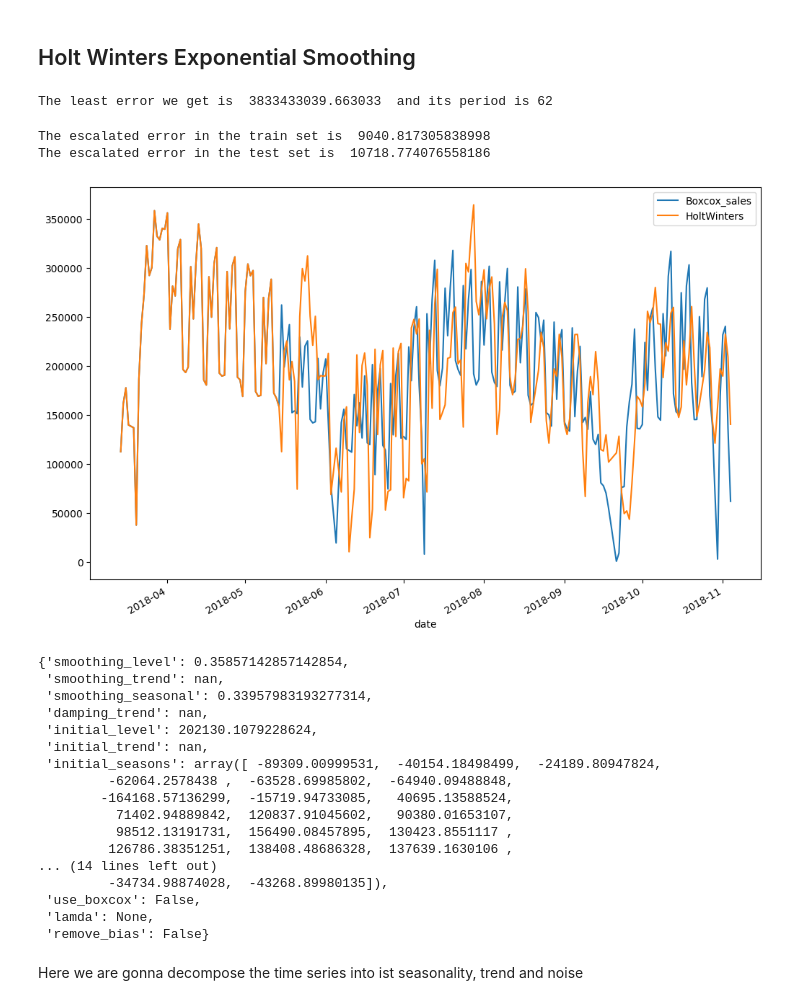
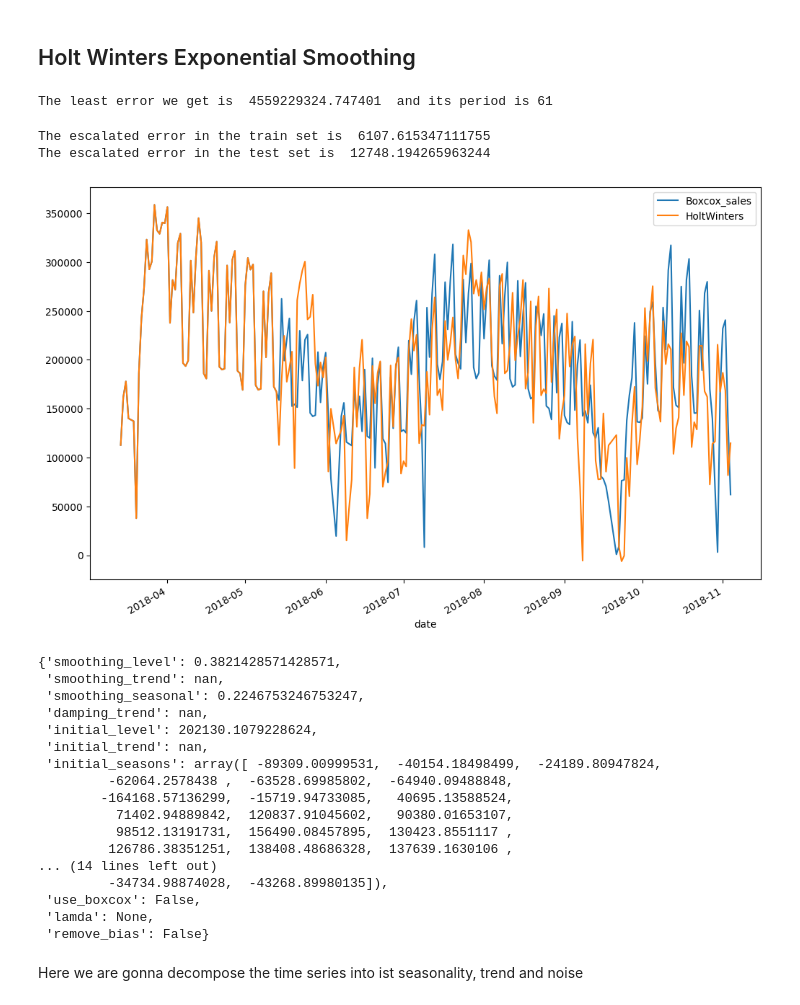
Before and after one commit to xavierzg/Cinema-Tickets-by-time-series., a Jupyter notebook: Series.ipynb, the cells around one changed output. Drawn from its saved outputs; the diff is of its cells as text; code cells hidden in the pictures.

```diff
--- a/Series.ipynb
+++ b/Series.ipynb
@@ -196,7 +196,7 @@ data_1[['Boxcox_sales', 'SES']].plot(figsize=(12,8))
 # %% [markdown]
 Now we use a train and a test set
 # %%
-N_test = 75
+N_test = 60
 train = data_1.iloc[:-N_test]
 test = data_1.iloc[-N_test:]
 # %%
@@ -281,32 +281,32 @@ for x in range(2, 120):
         best_period = x
 print('The least error we get is ', best_rmse,' and its period is',  best_period)
 # %% [output]
-The least error we get is  3833433039.663033  and its period is 62
+The least error we get is  4559229324.747401  and its period is 61
 # %%
 # Use the best period in the training set and show results
 hw = ExponentialSmoothing(
     train['Boxcox_sales'],
-    initialization_method='legacy-heuristic', trend=None, seasonal='add', seasonal_periods=62)
+    initialization_method='legacy-heuristic', trend=None, seasonal='add', seasonal_periods= best_period)
 res_hw = hw.fit()
 data_1.loc[train_idx, 'HoltWinters'] = res_hw.fittedvalues
 data_1.loc[test_idx, 'HoltWinters'] = res_hw.forecast(N_test).values
 data_1[['Boxcox_sales', 'HoltWinters']].plot(figsize=(12, 8))
 
 # Reescalate the mean squared error
 error_train, error_test = mean_squared_error(res_hw.fittedvalues, train['Boxcox_sales']), mean_squared_error(res_hw.forecast(N_test), test['Boxcox_sales'])
 scaler = max(data_1['Boxcox_sales']) - min(data_1['Boxcox_sales'])
 print('The escalated error in the train set is ', error_train/scaler)
 print('The escalated error in the test set is ', error_test/scaler)
 # %% [output]
-The escalated error in the train set is  9040.817305838998
-The escalated error in the test set is  10718.774076558186
+The escalated error in the train set is  6107.615347111755
+The escalated error in the test set is  12748.194265963244
-[figure, old version]
+[figure, new version]
 # %%
 res_hw.params
 # %% [output]
-{'smoothing_level': 0.35857142857142854,
+{'smoothing_level': 0.3821428571428571,
  'smoothing_trend': nan,
- 'smoothing_seasonal': 0.33957983193277314,
+ 'smoothing_seasonal': 0.2246753246753247,
  'damping_trend': nan,
  'initial_level': 202130.1079228624,
  'initial_trend': nan,
```
Also changed, not shown: parts of 12 cells of this notebook, 1 other file.
